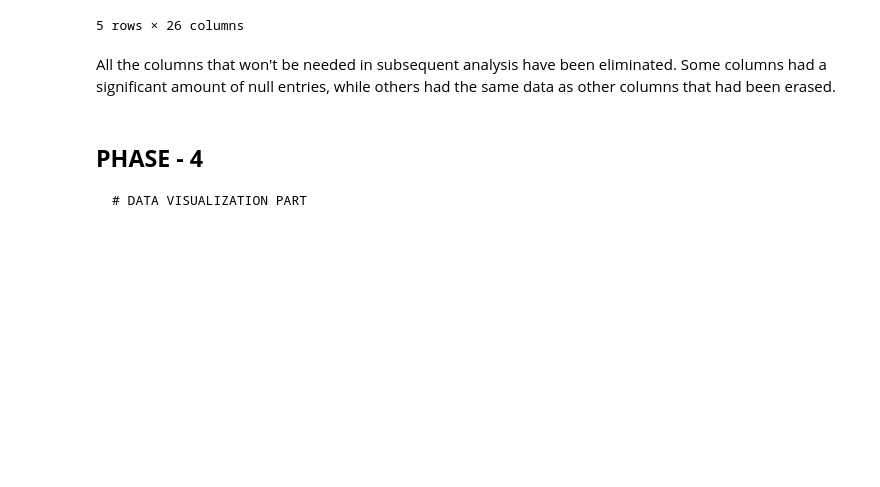
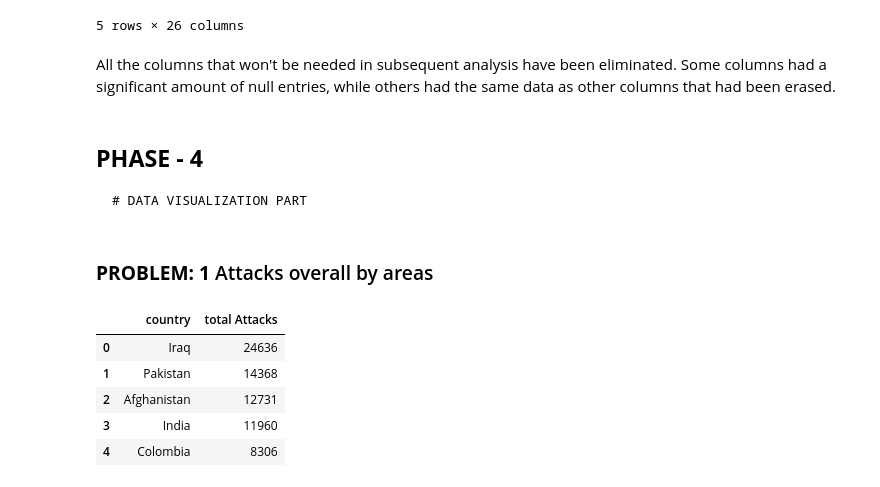
Before and after one commit to NEEL5252/Global-Data-Analysis, a Jupyter notebook: Analyzing_of_the_global_terrorism_dataset.ipynb, the cells around one changed output. Drawn from its saved outputs; the diff is of its cells as text; code cells hidden in the pictures; blank space fills up the shorter version.

````diff
--- a/Analyzing_of_the_global_terrorism_dataset.ipynb
+++ b/Analyzing_of_the_global_terrorism_dataset.ipynb
@@ -201,3 +221,8 @@ Some columns had a significant amount of null entries, while others had the same
 ```
 # DATA VISUALIZATION PART
 ```
+# %% [markdown]
+### **PROBLEM: 1** Attacks overall by areas
+# %%
+# Code to calculate number of attacks by countries
+totalAttacks = globalTd['country_txt'].value_counts().reset_index()
@@ -203,0 +232,9 @@ Some columns had a significant amount of null entries, while others had the same
+# %%
+totalAttacks.head()
+# %% [output]
+|  | country | total Attacks |
+| 0 | Iraq | 24636 |
+| 1 | Pakistan | 14368 |
+| 2 | Afghanistan | 12731 |
+| 3 | India | 11960 |
+| 4 | Colombia | 8306 |
````
Also changed, not shown: parts of 18 cells of this notebook.
